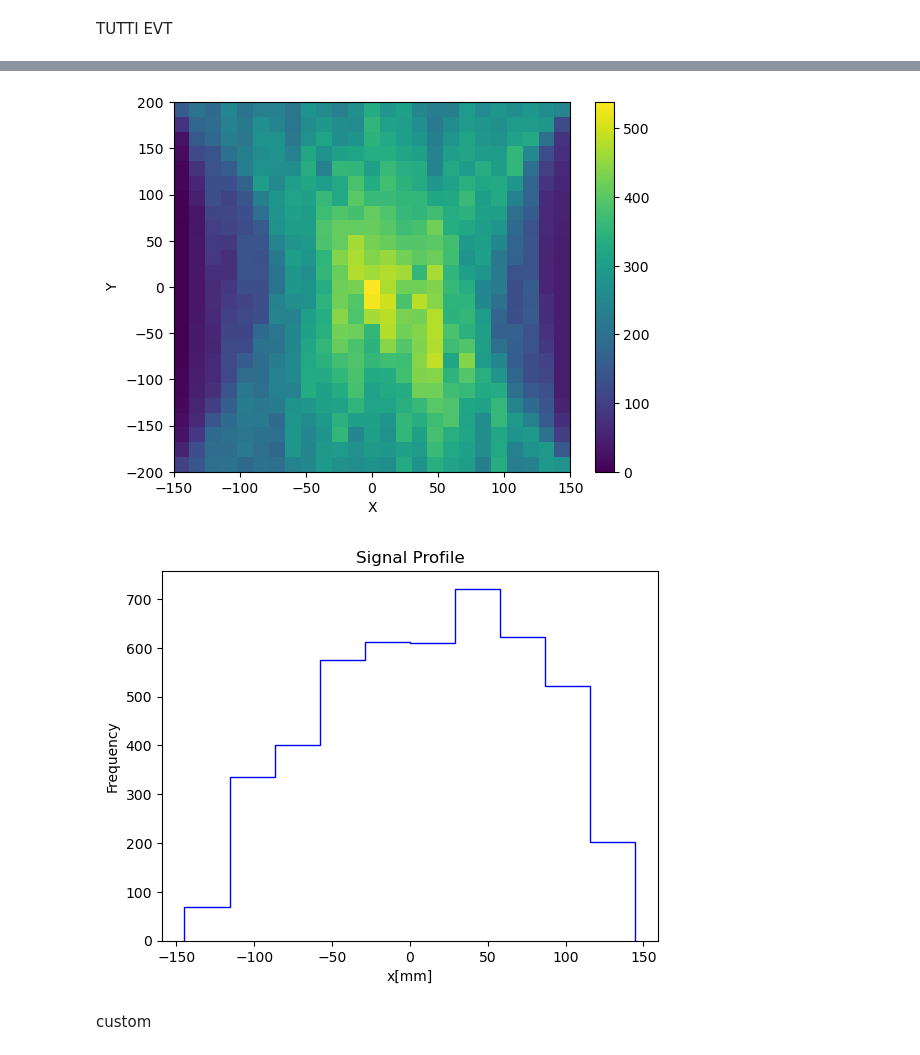
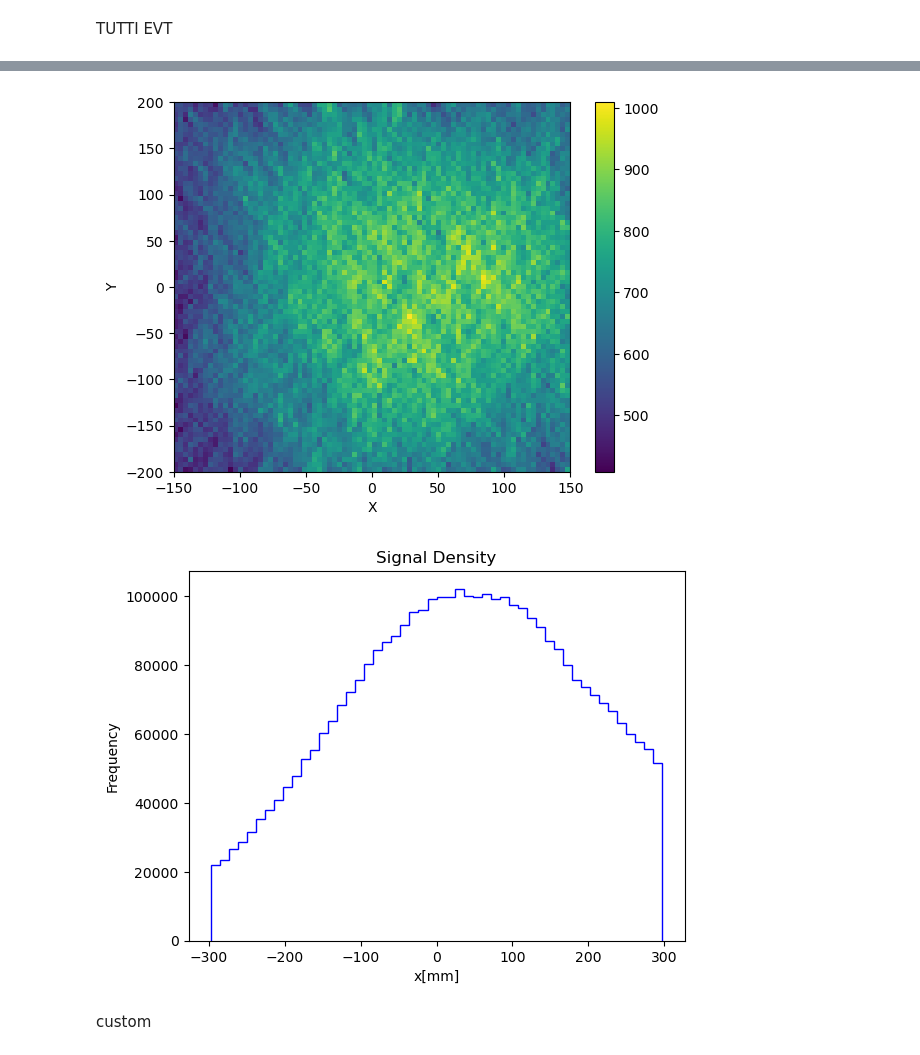
Before and after one commit to francescouni0/Online-Monitoring, a Jupyter notebook: RECONPET3D.ipynb, the cells around one changed output, grey strips where cells are left out. Cells and saved outputs as stored; diff of their text form; code cells hidden in the pictures.

```diff
--- a/RECONPET3D.ipynb
+++ b/RECONPET3D.ipynb
@@ -83,4 +83,4 @@ pairs = pd.merge(data[(data['z'] > 0) & (data['processName'] == 'annihil')],
                  data[(data['z'] < 0) & (data['processName'] == 'annihil')], on='evt')
 
 # Filter pairs with the same event number and a TOF difference < 2ns and same parent ID
-#pairs = pairs[(pairs['parentID_x'] == pairs['parentID_y'])]
+pairs = pairs[(pairs['parentID_x'] == pairs['parentID_y'])]
@@ -142,15 +162,0 @@ for j in range(len(y)):
-# %%
-y=np.linspace(-150,150,1)
-
-lines1 = [LineString([(x1[i], -150), (x2[i], 150)]) for i in range(len(x2))]
-lines2 = [LineString([(-1000, 0), (1000, 0)]) for j in range(len(y))]
-
-distry=np.zeros((len(x1),len(y)))
-# Loop through and calculate intersections
-for j in range(len(y)):
-    for i in range(len(x2)):
-        x = (lines1[i].intersection(lines2[j])).x
-        distry[i, j] = x
-
-plt.hist(distry,bins=30,range=[-300,300],histtype='step')
-plt.plot()
@@ -232,8 +220,8 @@ pairs = pd.merge(data[(data['z'] > 0)],
 pairs = pairs[(pairs['TOF_x'] - pairs['TOF_y']).abs() < 2]
 # %%
 
-x1 = np.array(pairs['x_x']) # X positions of the first scintillator
-x2 = np.array(pairs['x_y']) # X positions of the second scintillator
+x1 = np.array(pairs['x_x'].head(30000)) # X positions of the first scintillator
+x2 = np.array(pairs['x_y'].head(30000)) # X positions of the second scintillator
 
 # Calculate the midpoint between the two scintillators
 midpoint = (x1 + x2) / 2
@@ -244,7 +232,7 @@ slope = (x2 - x1)
 # Calculate the y-intercept of the line connecting the two scintillators
 intercept = np.zeros_like(midpoint)
 # Distance between the scintillators
-distance = 400.0  # cm
+distance = 300.0  # cm
 
 y_values = np.zeros_like(x1)
 
@@ -264,8 +254,8 @@ plt.show()
 # %%
-lines1 = [LineString([(x1[i], -200), (x2[i], 200)]) for i in range(len(x2))]
-lines2 = [LineString([(-150, y[j]), (150, y[j])]) for j in range(len(y))]
+lines1 = [LineString([(x1[i], -150), (x2[i], 150)]) for i in range(len(x2))]
+lines2 = [LineString([(-1000, y[j]), (1000, y[j])]) for j in range(len(y))]
 
-y=np.linspace(-100,100,100)
+y=np.linspace(-150,150,300)
 distry=np.zeros((len(x1),len(y)))
 # Loop through and calculate intersections
 for j in range(len(y)):
@@ -282,7 +272,7 @@ mask = ~np.isnan(x_flattened)
 x_filtered1 = x_flattened[mask]
 y_filtered1 = y_flattened[mask]
 
-plt.hist2d(x_filtered1, y_filtered1, bins=[25,25], cmap='viridis',range=[[-150,150],[-200,200]])
+plt.hist2d(x_filtered1, y_filtered1, bins=[80,75], cmap='viridis',range=[[-150,150],[-200,200]])
 
 plt.colorbar()
 
@@ -291,28 +281,28 @@ plt.ylabel('Y')
 
 plt.show()
 # %% [output]
-[figure, old version]
+[figure, new version]
 # %%
-hist2d, x_edges, y_edges = np.histogram2d(x_filtered1, y_filtered1, bins=(30, 30))
+hist2d, x_edges, y_edges = np.histogram2d(x_filtered1, y_filtered1, bins=(100, 1),range=[[-300,300],[-100,100]])
 
-slice_index = 5
+slice_index = 0
 
 # Extract the slice from the 2D histogram
 hist_slice = hist2d[:, slice_index]
 
 bin_centers_x = (x_edges[:-1] + x_edges[1:]) / 2
 
-plt.hist(bin_centers_x, weights=hist_slice, color='blue', bins=10,histtype='step')
+plt.hist(bin_centers_x, weights=hist_slice, color='blue', bins=50,histtype='step')
 
 # Add labels and title
 plt.xlabel('x[mm]')
 plt.ylabel('Frequency')
-plt.title('Signal Profile')
+plt.title('Signal Density')
 
 # Show the plot
 plt.show()
 # %% [output]
-[figure, old version]
+[figure, new version]
 # %% [markdown]
 custom
 # %%
```
Also changed, not shown: parts of 11 cells of this notebook, 3 other files.
